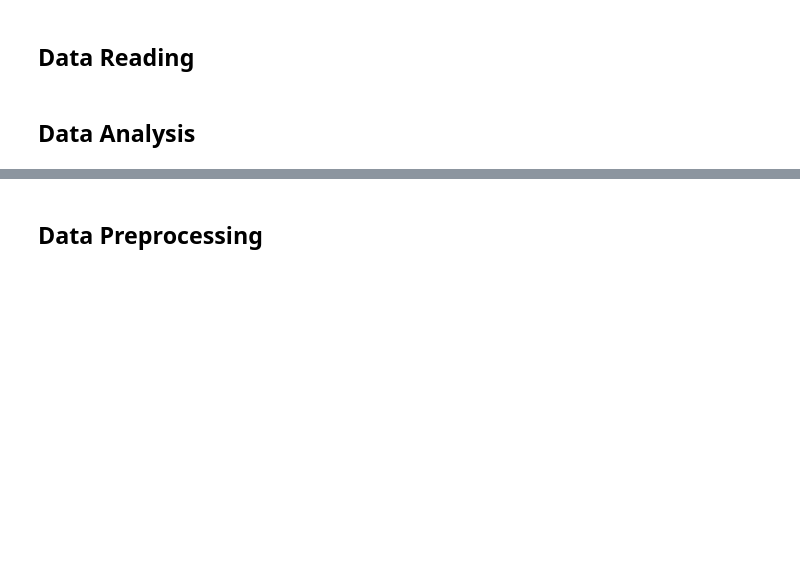
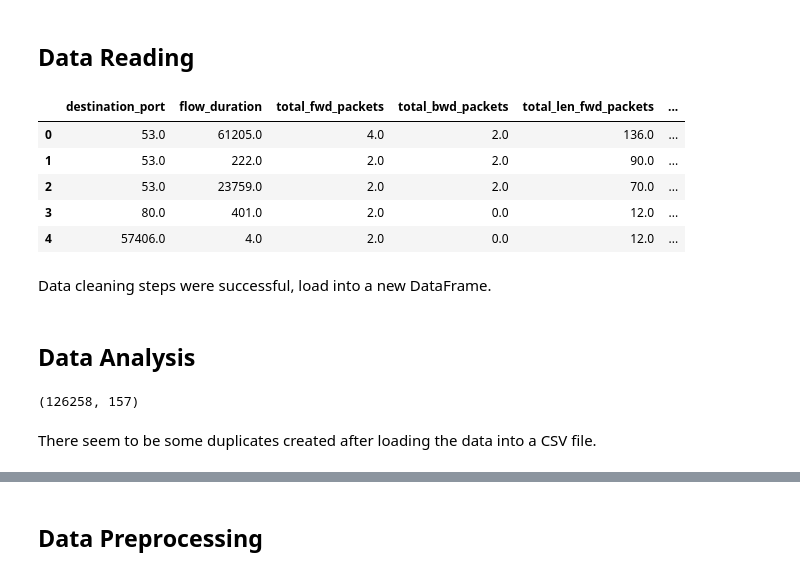
Before and after one commit to jackdmulvihill/COMP-379-Final-Project, a Jupyter notebook: FinalProject.ipynb, the cells around one changed output, grey strips where cells are left out. Cells and saved outputs as stored; diff of their text form; code cells hidden in the pictures; blank space fills up the shorter version.

```diff
--- a/FinalProject.ipynb
+++ b/FinalProject.ipynb
@@ -359,5 +353,25 @@ loadcsv(data, 'transformed_data.csv')
 Loading the transformed data into a CSV file seems like the most logical choice here given that no use of SQL will be necessary in the foreseeable future.
 # %% [markdown]
 ## Data Reading
+# %%
+# Load the transformed data into a new dataframe to confirm the transformations were successful
+cleaned_data = pd.read_csv('transformed_data.csv')
+display(cleaned_data.head())
+# %% [output]
+|  | destination_port | flow_duration | total_fwd_packets | total_bwd_packets | total_len_fwd_packets | ... |
+| 0 | 53.0 | 61205.0 | 4.0 | 2.0 | 136.0 | ... |
+| 1 | 53.0 | 222.0 | 2.0 | 2.0 | 90.0 | ... |
+| 2 | 53.0 | 23759.0 | 2.0 | 2.0 | 70.0 | ... |
+| 3 | 80.0 | 401.0 | 2.0 | 0.0 | 12.0 | ... |
+| 4 | 57406.0 | 4.0 | 2.0 | 0.0 | 12.0 | ... |
+# %% [markdown]
+Data cleaning steps were successful, load into a new DataFrame.
 # %% [markdown]
 ## Data Analysis
+# %%
+# Display the dimensions of the newly transformed data
+cleaned_data.shape
+# %% [output]
+(126258, 157)
+# %% [markdown]
+There seem to be some duplicates created after loading the data into a CSV file.
```
Also changed, not shown: parts of 13 cells of this notebook, 1 other file.
